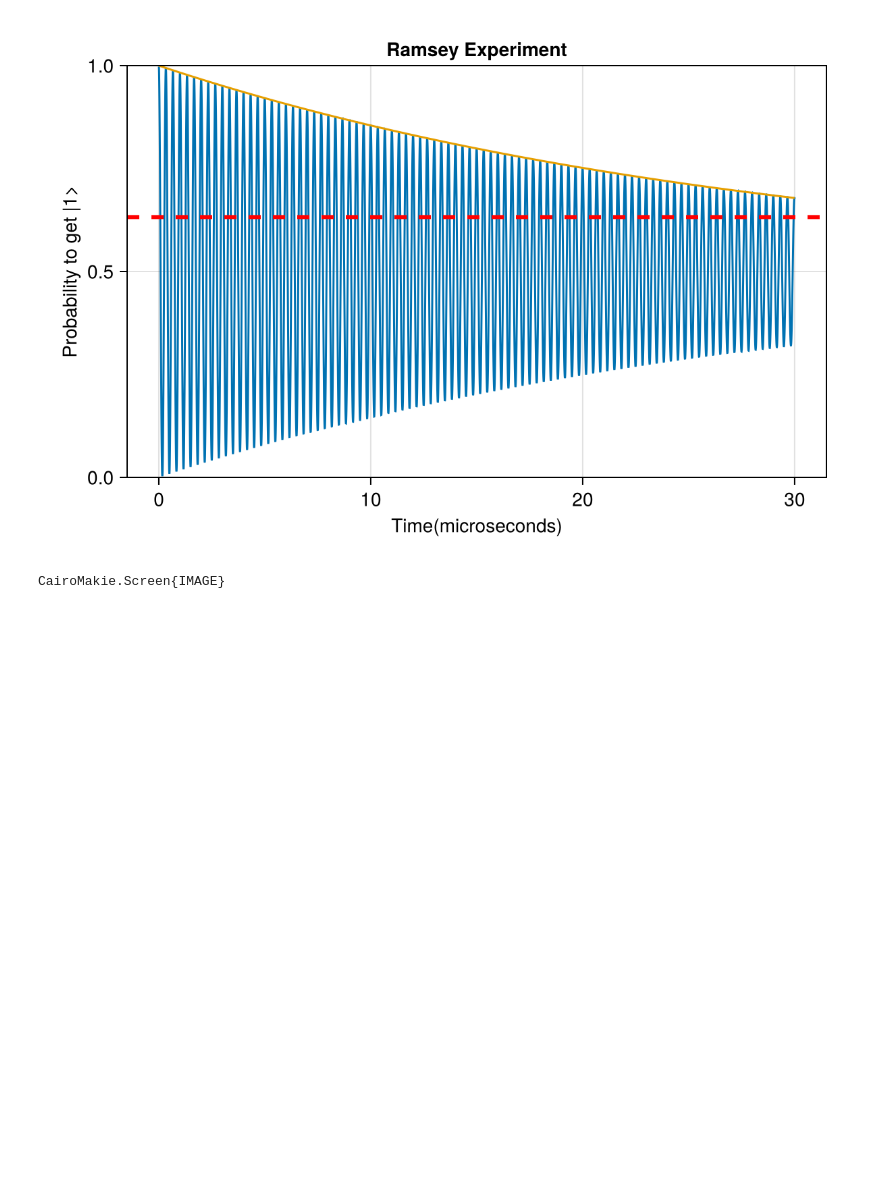
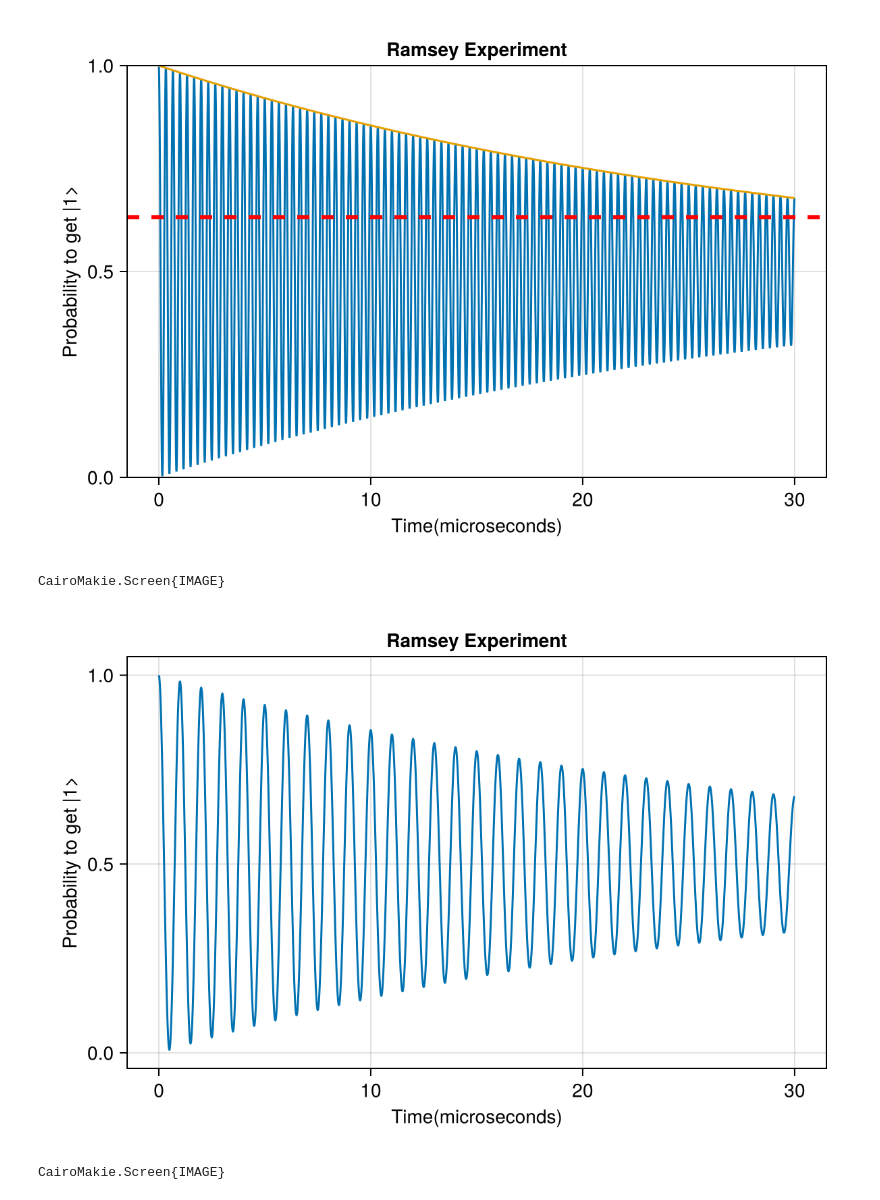
Before and after one commit to Ianborden/Quantum-APL, a Jupyter notebook: FridayResearch/Cleaned_Ramsey.ipynb, the cells around one changed output. Drawn from its saved outputs; the diff is of its cells as text; code cells hidden in the pictures; blank space fills up the shorter version.

```diff
--- a/FridayResearch/Cleaned_Ramsey.ipynb
+++ b/FridayResearch/Cleaned_Ramsey.ipynb
@@ -194,0 +212,27 @@ save("Ramsey_expirement_decay_t = 30_with_37%.png", fig)
+# %%
+T1 = 15 * 1000 #Microseconds(1000x nanoseconds)
+Tϕ = 10^3 * 1000 #Microseconds(1000x nanoseconds)
+T2x = (1/2T1 + 1/Tϕ)^-1/1000
+function Probability_Ramsey(Δ, time)
+    Ts = operate(time)[3]
+    function P(t)
+        return 0.5 * exp(-t/T2x) * cos(2π * Δ * t) + 0.5
+    end
+    decaying = []
+    for i in Ts
+        push!(decaying, P(i))
+    end
+
+    return [Ts, decaying]
+end
+
+Δf = 1 #MHz
+t = 30
+Decay = Probability_Ramsey(Δf, t)
+fig = Figure(size = (600, 400))
+ax = Axis(fig[1, 1], title = "Ramsey Experiment", xlabel = "Time(microseconds)", ylabel = "Probability to get |1>")
+lines!(ax, Decay[1], Decay[2] )
+display(fig)
+# %% [output]
+[figure, added]
+CairoMakie.Screen{IMAGE}
```
Also changed, not shown: parts of 8 cells of this notebook, 13 other files.
